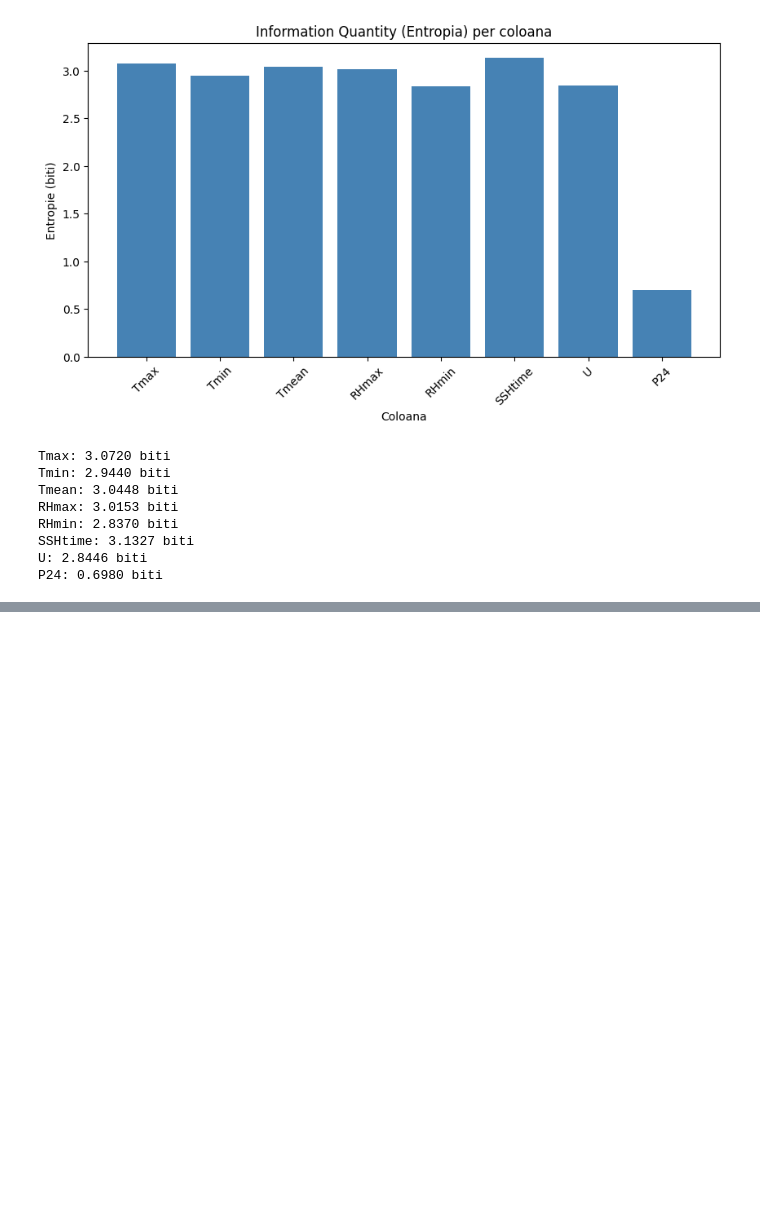
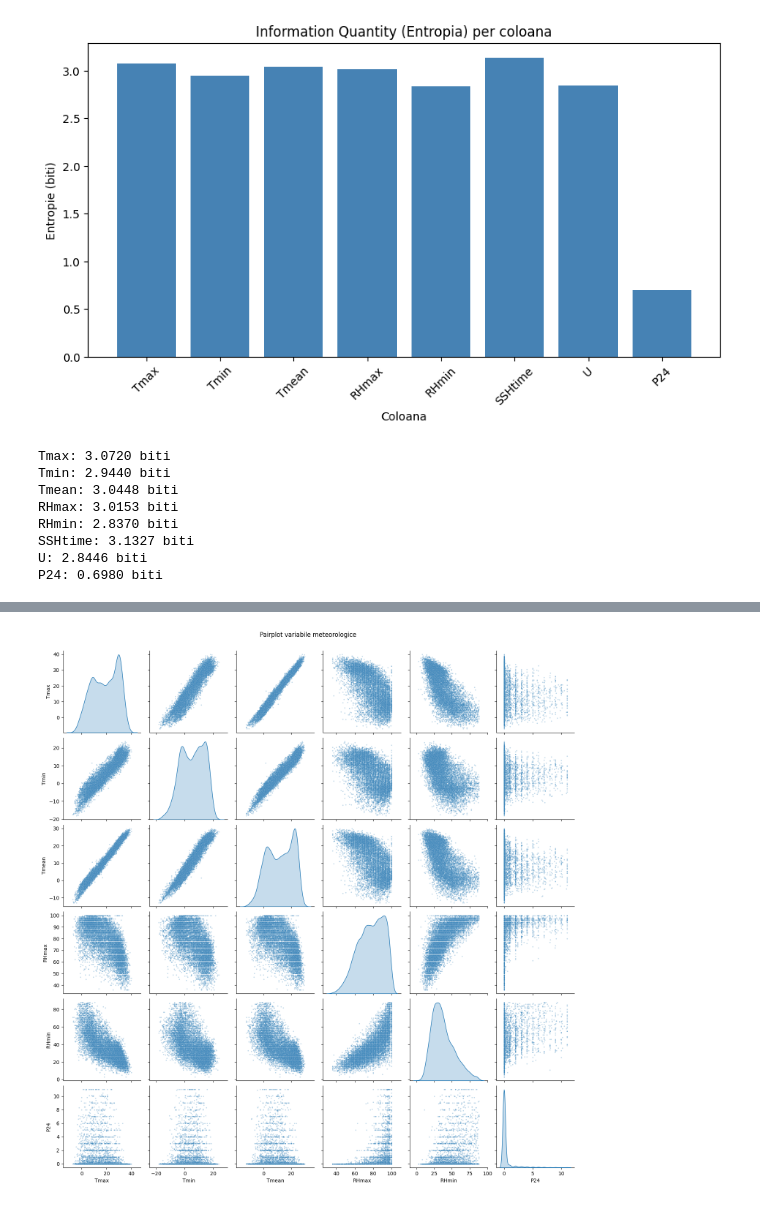
Before and after one commit to naominini/Prezicerea-Umiditatii-Solului, a Jupyter notebook: cod.ipynb, the cells around one changed output, grey strips where cells are left out. Saved outputs shown, nothing was run; the diff lists cells and outputs as text; code cells hidden in the pictures; blank space fills up the shorter version.

```diff
--- a/cod.ipynb
+++ b/cod.ipynb
@@ -214,0 +233,7 @@ P24: 0.6980 biti
+# %%
+sns.pairplot(df_clean[['Tmax', 'Tmin', 'Tmean', 'RHmax', 'RHmin', 'P24']],
+             diag_kind='kde', plot_kws={'alpha': 0.3, 's': 5})
+plt.suptitle("Pairplot variabile meteorologice", y=1.02)
+plt.show()
+# %% [output]
+[figure, added]
```
Also changed, not shown: parts of 11 cells of this notebook.
